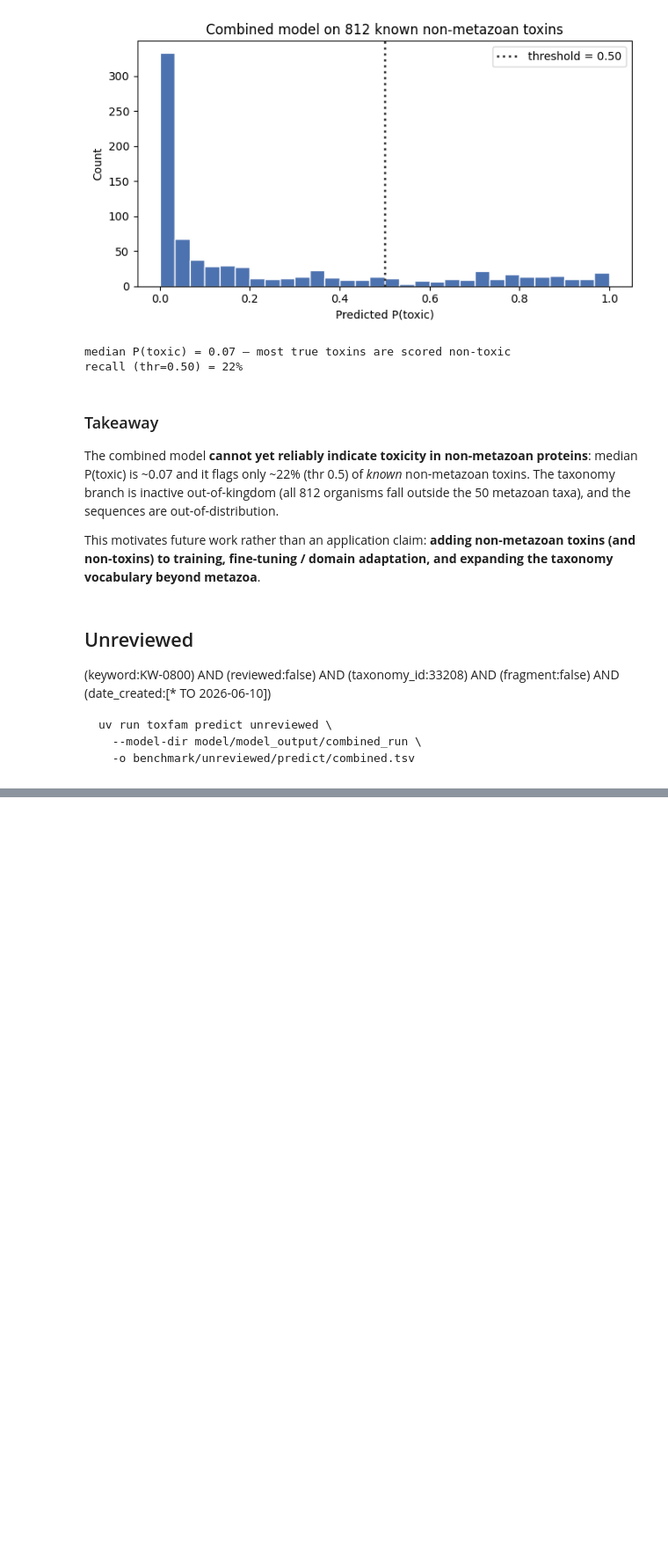
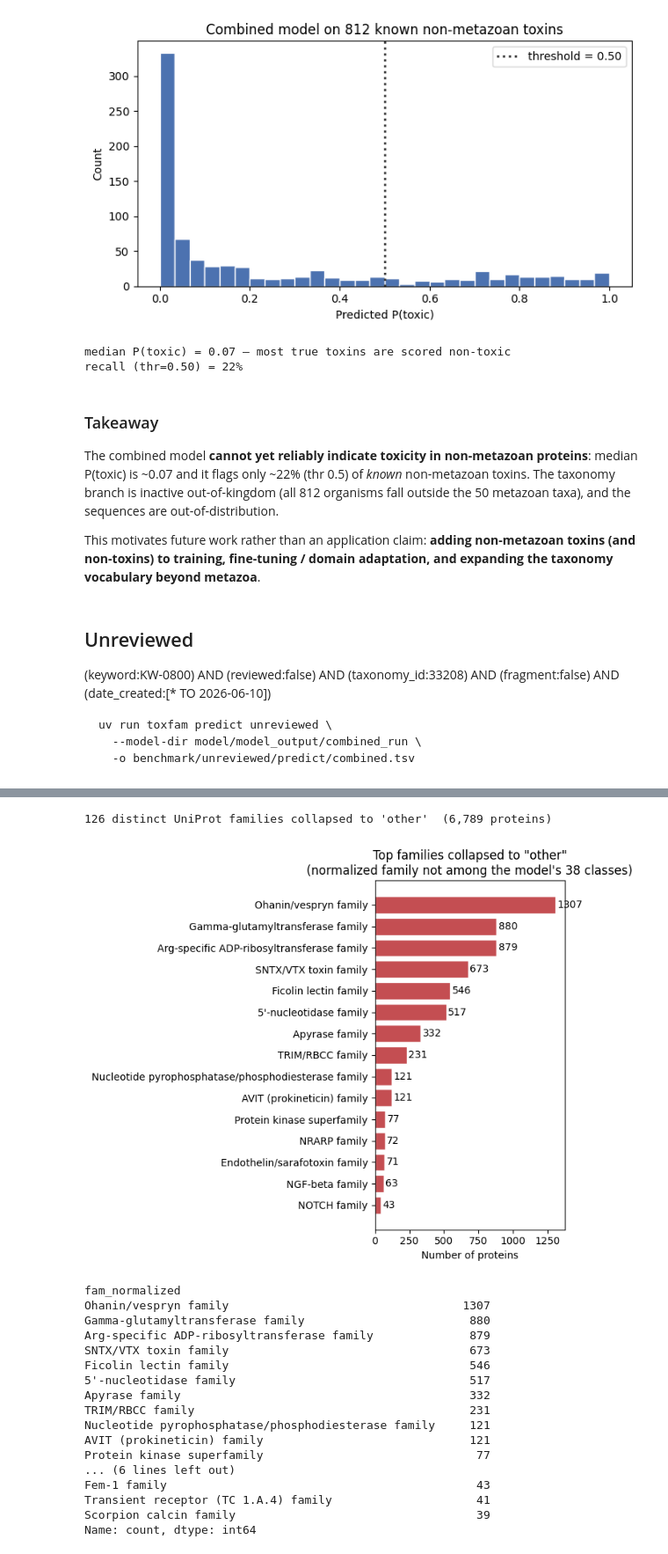
Before and after one commit to Sisistern123/ToxFam, a Jupyter notebook: analysis/unreviewed_non_metazoan.ipynb, the cells around one changed output, grey strips where cells are left out. Shown at 88% size. Saved outputs shown, nothing was run; the diff lists cells and outputs as text; code cells hidden in the pictures; blank space fills up the shorter version.

```diff
--- a/analysis/unreviewed_non_metazoan.ipynb
+++ b/analysis/unreviewed_non_metazoan.ipynb
@@ -108,0 +119,7 @@ unreviewed_df.head()
+# %%
+import json
+
+VOCAB = set(json.load(open("../model/model_output/combined_run/class_indices.json")).values())
+print(f"In-vocabulary classes ({len(VOCAB)}):")
+for _fam in sorted(VOCAB):
+    print("  •", _fam)
@@ -108,0 +144,17 @@ unreviewed_df.head()
+# %%
+# Collapse UniProt family labels the same way preprocessing does, so they are comparable
+# to the model's 38-class vocabulary (see src/toxfam/data/normalization.py):
+#   1. normalize_protein_families(): conotoxin fixes + regex family consolidation
+#      (min_count=1 disables the dataset-relative frequency collapse — we use the fixed model vocab instead)
+#   2. map any family outside the model's classes -> "other"; keep unannotated entries as NaN
+from toxfam.data.normalization import normalize_protein_families
+
+_raw = unreviewed_df["Uniprot Assignments"]
+_norm = normalize_protein_families(
+    _raw.rename("Protein families").to_frame(), column="Protein families", min_count=1
+)["Protein families"]
+_norm = _norm.where(_raw.notna(), other=pd.NA)                       # keep unannotated as NaN
+unreviewed_df["fam_normalized"] = _norm                              # normalized name, before vocab collapse
+unreviewed_df["fam_collapsed"] = _norm.where(_norm.isin(VOCAB) | _norm.isna(), other="other")
+
+unreviewed_df["fam_collapsed"].value_counts(dropna=False).head(10)
@@ -108,0 +174,36 @@ unreviewed_df.head()
+# %%
+# Which families fell into the "other" abyss? (normalized UniProt family outside the model's 38 classes)
+abyss = unreviewed_df.loc[unreviewed_df["fam_collapsed"] == "other", "fam_normalized"].value_counts()
+print(f"{abyss.size} distinct UniProt families collapsed to 'other'  ({int(abyss.sum()):,} proteins)")
+
+top = abyss.head(15).iloc[::-1]
+fig, ax = plt.subplots(figsize=(7, 6))
+ax.barh(top.index, top.values, color="#C44E52", edgecolor="white")
+for y, v in enumerate(top.values):
+    ax.text(v + max(top.values) * 0.01, y, str(int(v)), va="center")
+ax.set_xlabel("Number of proteins")
+ax.set_title('Top families collapsed to "other"\n(normalized family not among the model\'s 38 classes)')
+fig.tight_layout()
+plt.show()
+
+abyss.head(20)
+# %% [output]
+126 distinct UniProt families collapsed to 'other'  (6,789 proteins)
+[figure, added]
+fam_normalized
+Ohanin/vespryn family                                  1307
+Gamma-glutamyltransferase family                        880
+Arg-specific ADP-ribosyltransferase family              879
+SNTX/VTX toxin family                                   673
+Ficolin lectin family                                   546
+5'-nucleotidase family                                  517
+Apyrase family                                          332
+TRIM/RBCC family                                        231
+Nucleotide pyrophosphatase/phosphodiesterase family     121
+AVIT (prokineticin) family                              121
+Protein kinase superfamily                               77
+... (6 lines left out)
+Fem-1 family                                             43
+Transient receptor (TC 1.A.4) family                     41
+Scorpion calcin family                                   39
+Name: count, dtype: int64
```
Also changed, not shown: parts of 10 cells of this notebook.
